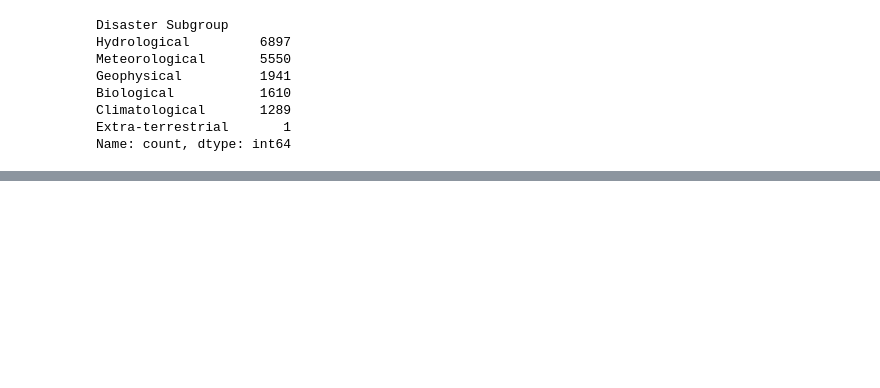
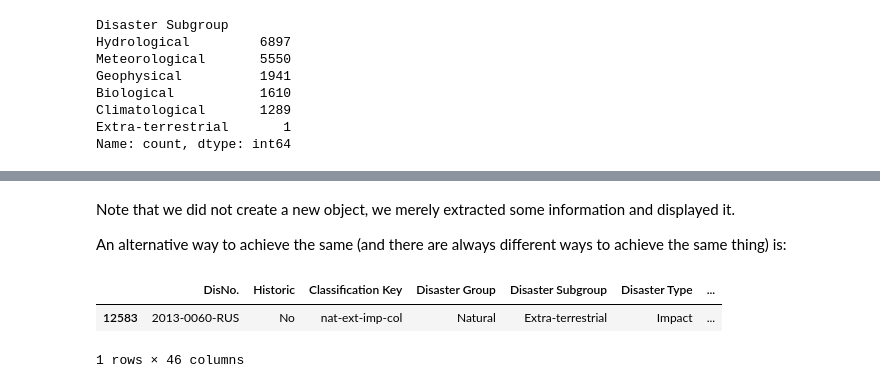
Before and after one commit to datasquad/DEE2025_coding, a Jupyter notebook: DataWalkThrough_DEE2025_pypj.ipynb, the cells around one changed output, grey strips where cells are left out. Drawn from its saved outputs; the diff is of its cells as text; code cells hidden in the pictures; blank space fills up the shorter version.

```diff
--- a/DataWalkThrough_DEE2025_pypj.ipynb
+++ b/DataWalkThrough_DEE2025_pypj.ipynb
@@ -381,0 +385,10 @@ We find different categories with hydrological events (e.g. heavy rainfalls) bei
+# %% [markdown]
+Note that we did not create a new object, we merely extracted some information and displayed it.
+
+An alternative way to achieve the same (and there are always different ways to achieve the same thing) is:
+# %%
+emdat.query("`Disaster Subgroup` == 'Extra-terrestrial'")
+# %% [output]
+|  | DisNo. | Historic | Classification Key | Disaster Group | Disaster Subgroup | Disaster Type | ... |
+| 12583 | 2013-0060-RUS | No | nat-ext-imp-col | Natural | Extra-terrestrial | Impact | ... |
+1 rows × 46 columns
```
Also changed, not shown: parts of 17 cells of this notebook, 2 other files.
